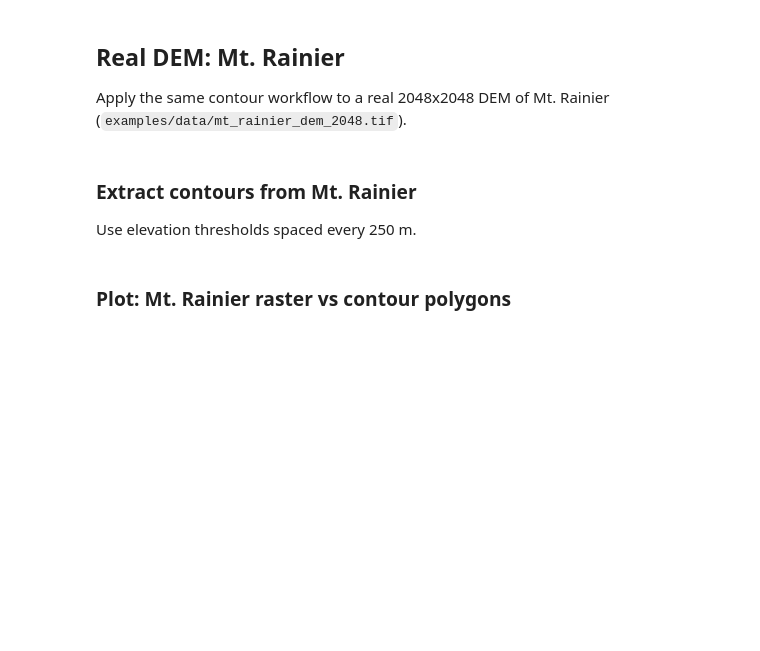
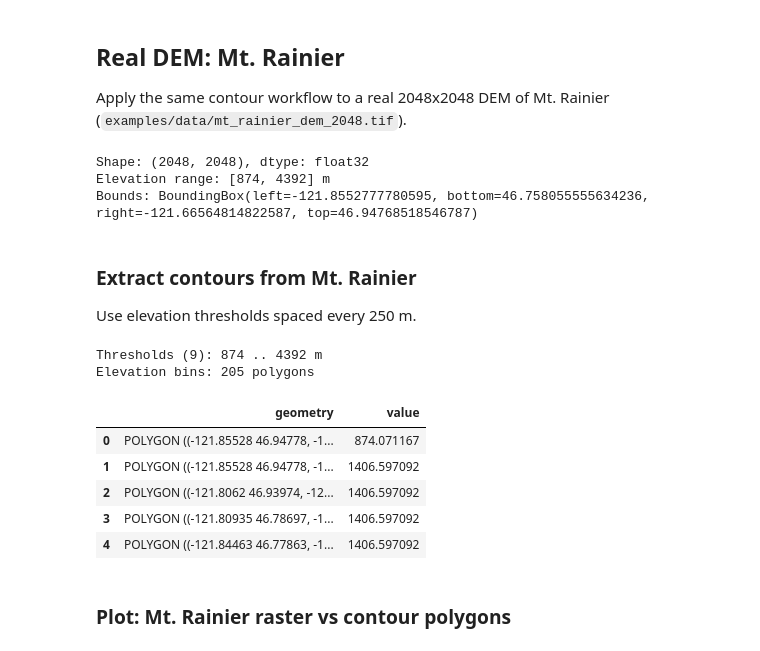
Before and after one commit to isaaccorley/contourrs, a Jupyter notebook: examples/dem_contour.ipynb, the cells around one changed output. Drawn from its saved outputs; the diff is of its cells as text; code cells hidden in the pictures; blank space fills up the shorter version.

```diff
--- a/examples/dem_contour.ipynb
+++ b/examples/dem_contour.ipynb
@@ -92,10 +105,15 @@ with rasterio.open(dem_path) as src:
     real_dem = src.read(1)
     bounds = src.bounds
     nodata = src.nodata
+    transform = src.transform
 
 print(f"Shape: {real_dem.shape}, dtype: {real_dem.dtype}")
 print(f"Elevation range: [{real_dem.min():.0f}, {real_dem.max():.0f}] m")
 print(f"Bounds: {bounds}")
+# %% [output]
+Shape: (2048, 2048), dtype: float32
+Elevation range: [874, 4392] m
+Bounds: BoundingBox(left=-121.8552777780595, bottom=46.758055555634236, right=-121.66564814822587, top=46.94768518546787)
 # %% [markdown]
 ### Extract contours from Mt. Rainier
 
@@ -103,23 +121,37 @@ Use elevation thresholds spaced every 250 m.
 # %%
 # Mask out nodata
 mask = np.ones(real_dem.shape, dtype=bool)
 if nodata is not None:
     mask &= real_dem != nodata
 
-# Elevation thresholds every 250 m
-vmin = float(real_dem[mask].min())
-vmax = float(real_dem[mask].max())
-real_thresholds = list(np.arange(np.ceil(vmin / 250) * 250, vmax, 250))
+valid = real_dem[mask]
+vmin = float(valid.min())
+vmax = float(valid.max())
+
+# Quantile-based thresholds for visually balanced elevation bins
+n_bins = 8
+real_thresholds = [float(np.quantile(valid, q)) for q in np.linspace(0, 1, n_bins + 1)]
 print(
     f"Thresholds ({len(real_thresholds)}):"
     f" {real_thresholds[0]:.0f} .. {real_thresholds[-1]:.0f} m"
 )
 
-real_table = contours_arrow(real_dem, thresholds=real_thresholds)
+real_table = contours_arrow(
+    real_dem, thresholds=real_thresholds, nodata=nodata, transform=transform,
+)
 gdf_real = gpd.GeoDataFrame.from_arrow(real_table)
 
-print(f"Isobands: {len(gdf_real)} polygons")
+print(f"Elevation bins: {len(gdf_real)} polygons")
 gdf_real.head()
+# %% [output]
+Thresholds (9): 874 .. 4392 m
+Elevation bins: 205 polygons
+|  | geometry | value |
+| 0 | POLYGON ((-121.85528 46.94778, -1... | 874.071167 |
+| 1 | POLYGON ((-121.85528 46.94778, -1... | 1406.597092 |
+| 2 | POLYGON ((-121.8062 46.93974, -12... | 1406.597092 |
+| 3 | POLYGON ((-121.80935 46.78697, -1... | 1406.597092 |
+| 4 | POLYGON ((-121.84463 46.77863, -1... | 1406.597092 |
 # %% [markdown]
 ### Plot: Mt. Rainier raster vs contour polygons
 # %%
```
Also changed, not shown: parts of 4 cells of this notebook, 7 other files.
